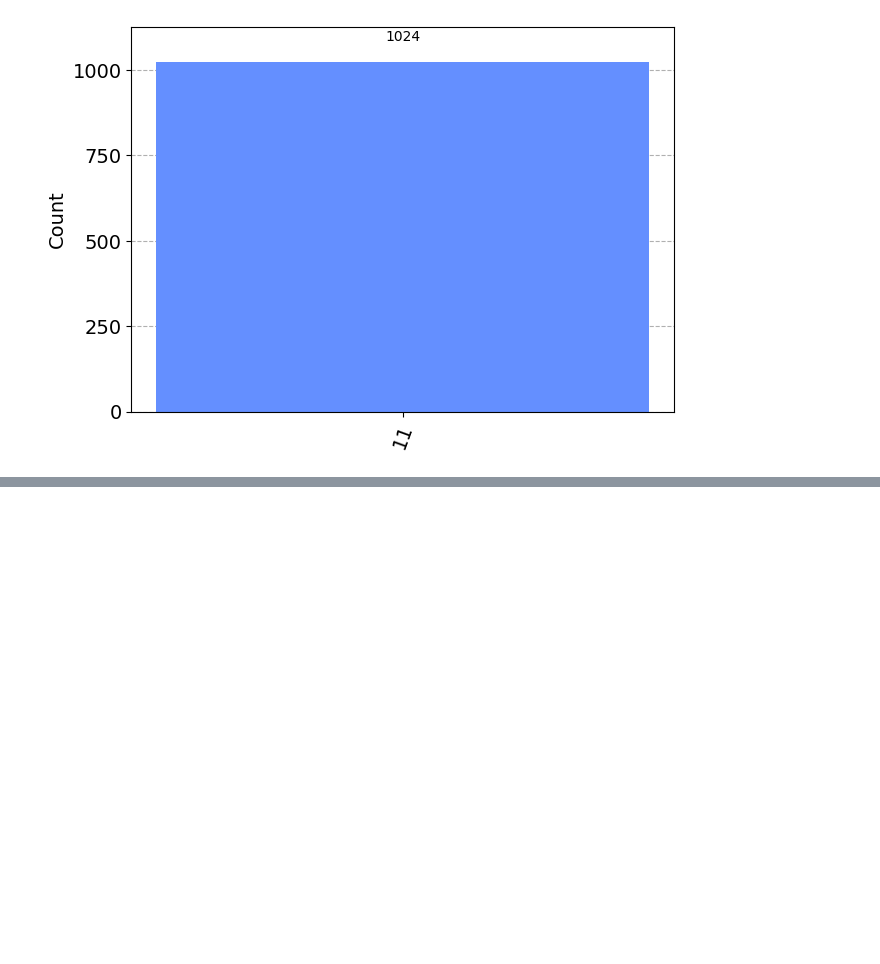
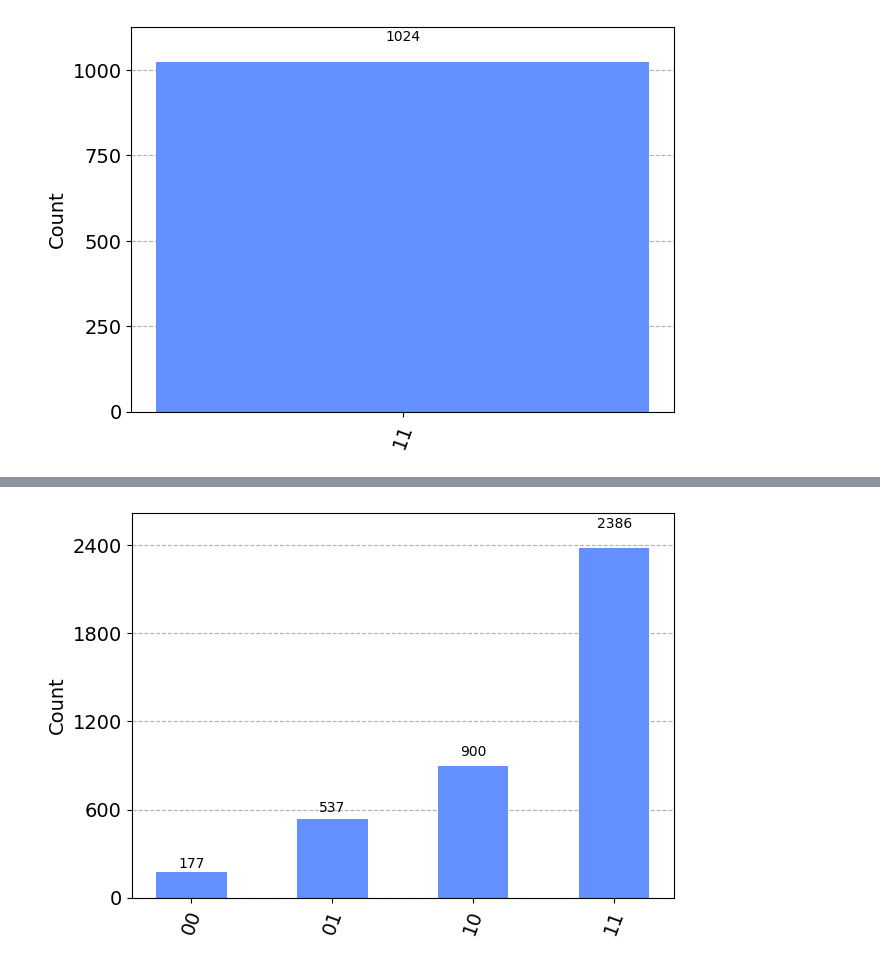
Before and after one commit to dmridmrir/quantum-computing, a Jupyter notebook: groversAlgorithm.ipynb, the cells around one changed output, grey strips where cells are left out. Saved outputs shown, nothing was run; the diff lists cells and outputs as text; code cells hidden in the pictures; blank space fills up the shorter version.

```diff
--- a/groversAlgorithm.ipynb
+++ b/groversAlgorithm.ipynb
@@ -112,7 +112,9 @@ Job Status: job is queued (None)
 # %%
-result = job.get_result()
+result = job.result()
 answer = result.get_counts(grover_circuit)
 plot_histogram(answer)
+# %% [output]
+[figure, added]
 # %%
 # 3qubit 연습
 # |101> 과 |110> 찾기
```
Also changed, not shown: parts of 23 cells of this notebook.
